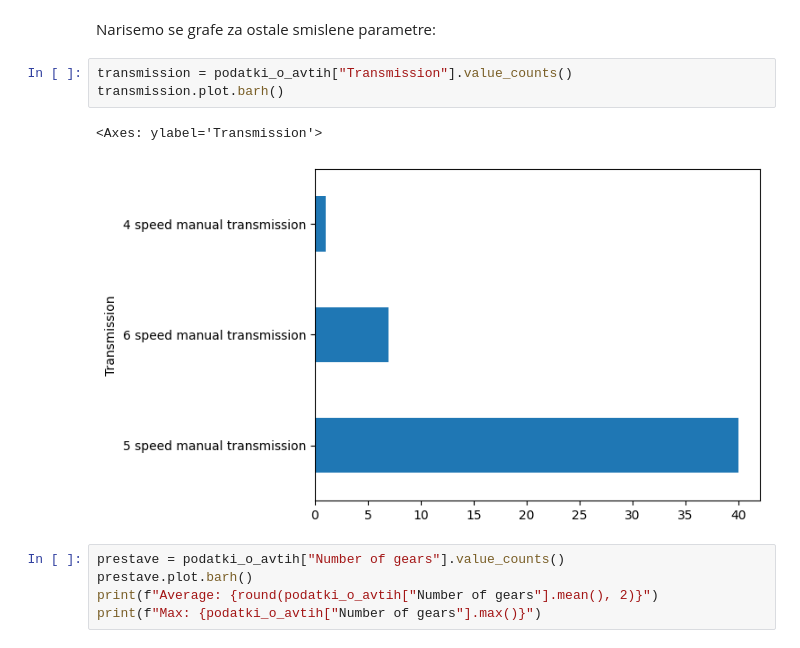
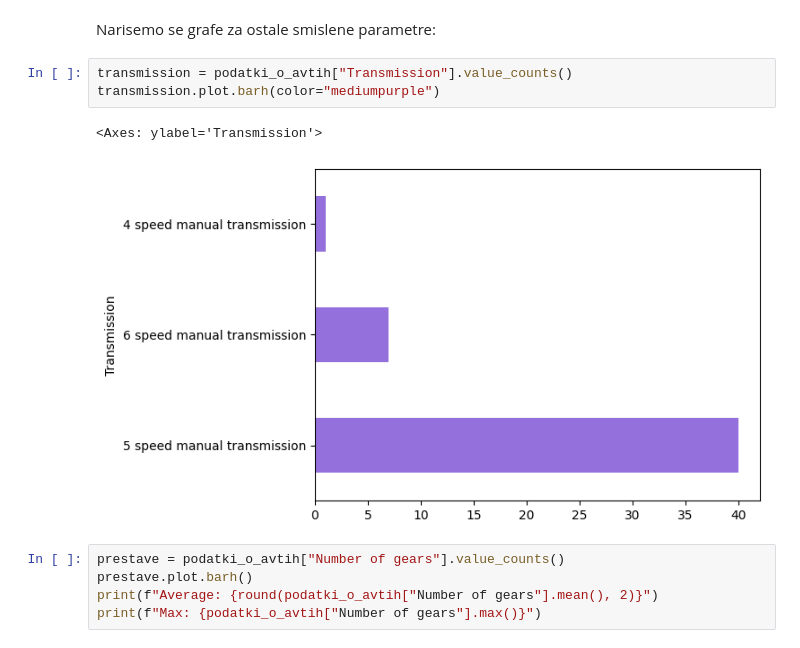
Before and after one commit to urbancluka/UVP-Projektna-naloga, a Jupyter notebook: analiza.ipynb, the cells around one changed output. Drawn from its saved outputs; the diff is of its cells as text.

```diff
--- a/analiza.ipynb
+++ b/analiza.ipynb
@@ -60,10 +60,10 @@ Povprecna cena avtomobila je tako 22362.4, EUR
 Narisemo se grafe za ostale smislene parametre:
 # %%
 transmission = podatki_o_avtih["Transmission"].value_counts()
-transmission.plot.barh()
+transmission.plot.barh(color="mediumpurple")
 # %% [output]
 <Axes: ylabel='Transmission'>
-[figure, old version]
+[figure, new version]
 # %%
 prestave = podatki_o_avtih["Number of gears"].value_counts()
 prestave.plot.barh()
```
Also changed, not shown: parts of 4 cells of this notebook.
